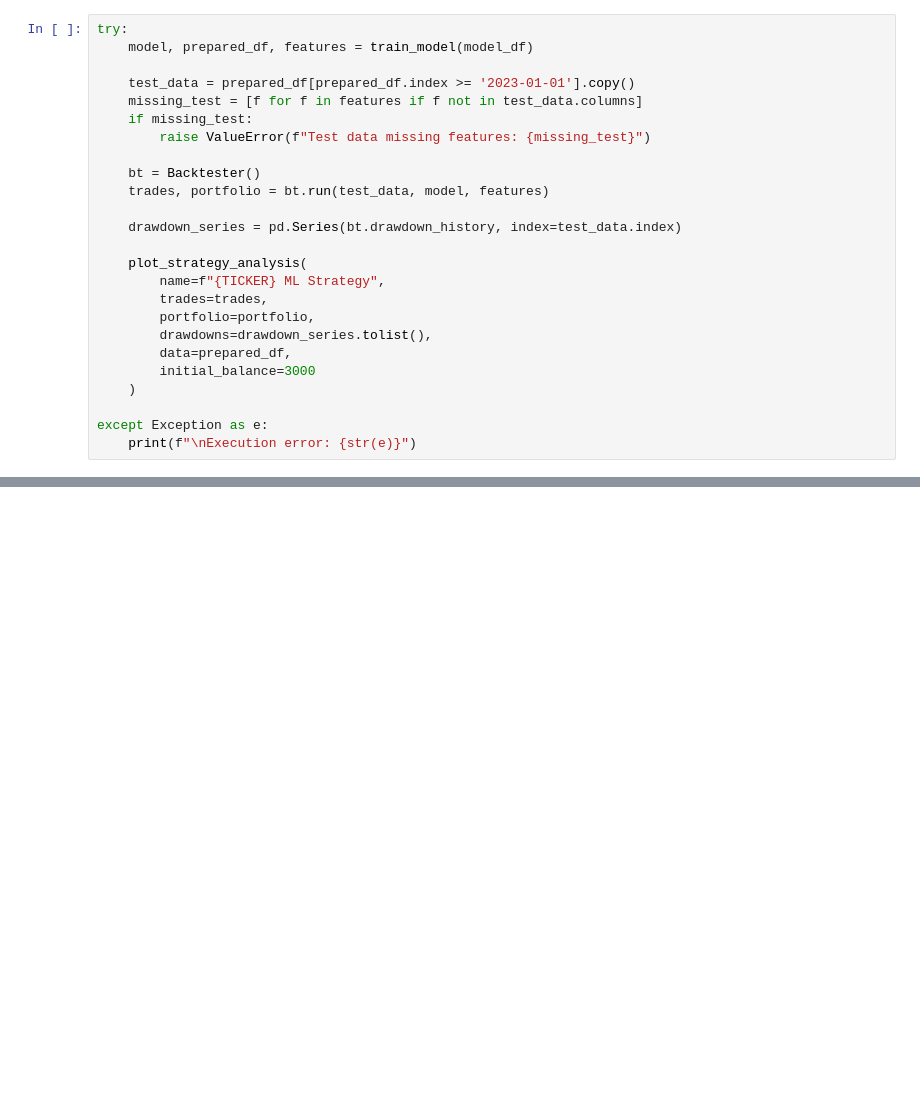
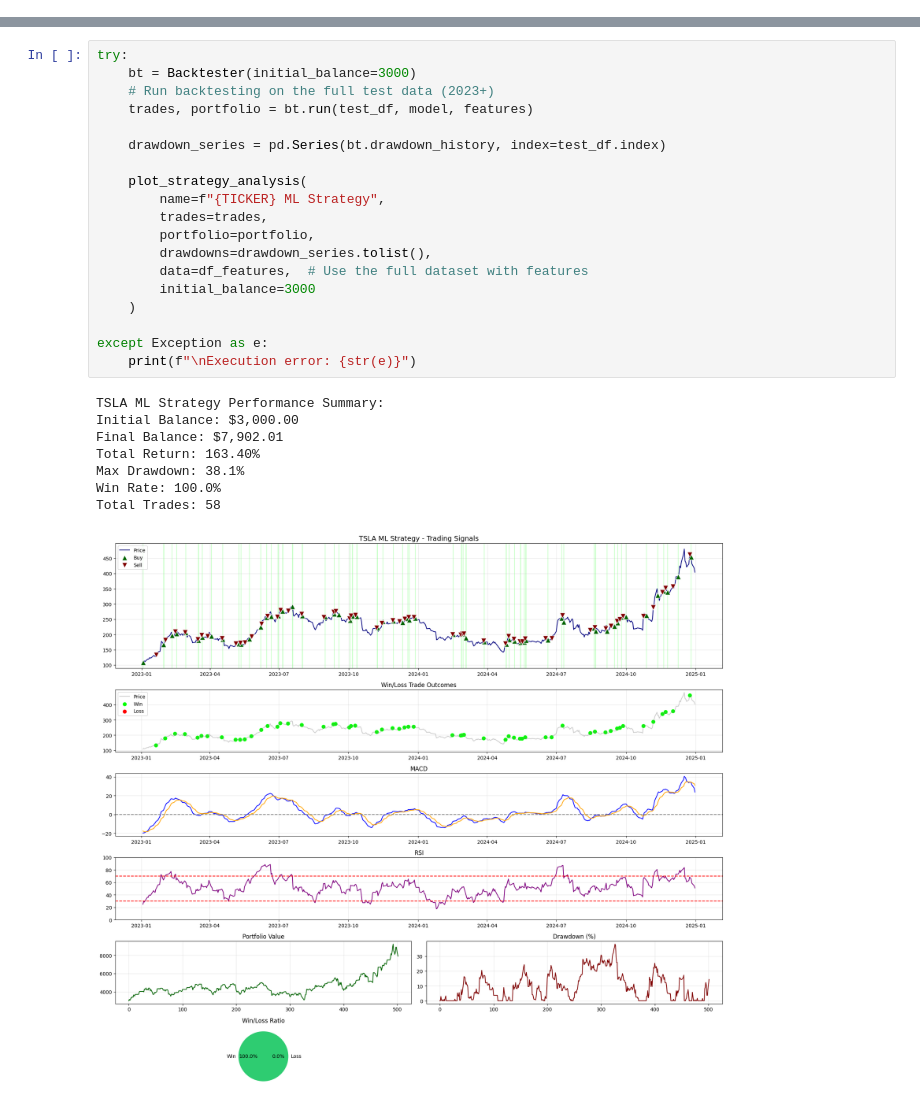
Before and after one commit to Har2yQn78/StockTradingBot, a Jupyter notebook: nbs/SP500 3 - backtesting with ML.ipynb, the cells around one changed output, grey strips where cells are left out. Saved outputs shown, nothing was run; the diff lists cells and outputs as text; blank space fills up the shorter version.

Commit message:
Update ML Trade

```diff
--- a/nbs/SP500 3 - backtesting with ML.ipynb
+++ b/nbs/SP500 3 - backtesting with ML.ipynb
@@ -258,28 +365,3 @@ def plot_strategy_analysis(name, trades, portfolio, drawdowns, data, initial_bal
 
     plt.tight_layout()
     plt.show()
-# %%
-try:
-    model, prepared_df, features = train_model(model_df)
-
-    test_data = prepared_df[prepared_df.index >= '2023-01-01'].copy()
-    missing_test = [f for f in features if f not in test_data.columns]
-    if missing_test:
-        raise ValueError(f"Test data missing features: {missing_test}")
-
-    bt = Backtester()
-    trades, portfolio = bt.run(test_data, model, features)
-
-    drawdown_series = pd.Series(bt.drawdown_history, index=test_data.index)
-
-    plot_strategy_analysis(
-        name=f"{TICKER} ML Strategy",
-        trades=trades,
-        portfolio=portfolio,
-        drawdowns=drawdown_series.tolist(),
-        data=prepared_df,
-        initial_balance=3000
-    )
-
-except Exception as e:
-    print(f"\nExecution error: {str(e)}")
@@ -297,0 +368,28 @@ Total Trades: 23
+# %%
+try:
+    bt = Backtester(initial_balance=3000)
+    # Run backtesting on the full test data (2023+)
+    trades, portfolio = bt.run(test_df, model, features)
+
+    drawdown_series = pd.Series(bt.drawdown_history, index=test_df.index)
+
+    plot_strategy_analysis(
+        name=f"{TICKER} ML Strategy",
+        trades=trades,
+        portfolio=portfolio,
+        drawdowns=drawdown_series.tolist(),
+        data=df_features,  # Use the full dataset with features
+        initial_balance=3000
+    )
+
+except Exception as e:
+    print(f"\nExecution error: {str(e)}")
+# %% [output]
+TSLA ML Strategy Performance Summary:
+Initial Balance: $3,000.00
+Final Balance: $7,902.01
+Total Return: 163.40%
+Max Drawdown: 38.1%
+Win Rate: 100.0%
+Total Trades: 58
+[figure, added]
```
Also changed, not shown: parts of 6 cells of this notebook, 2 other files.
